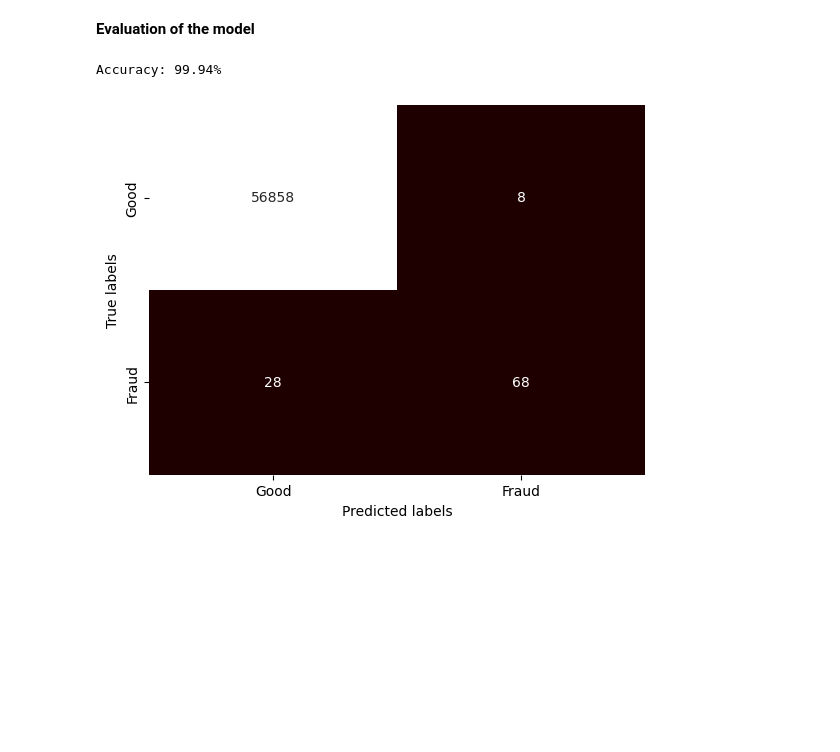
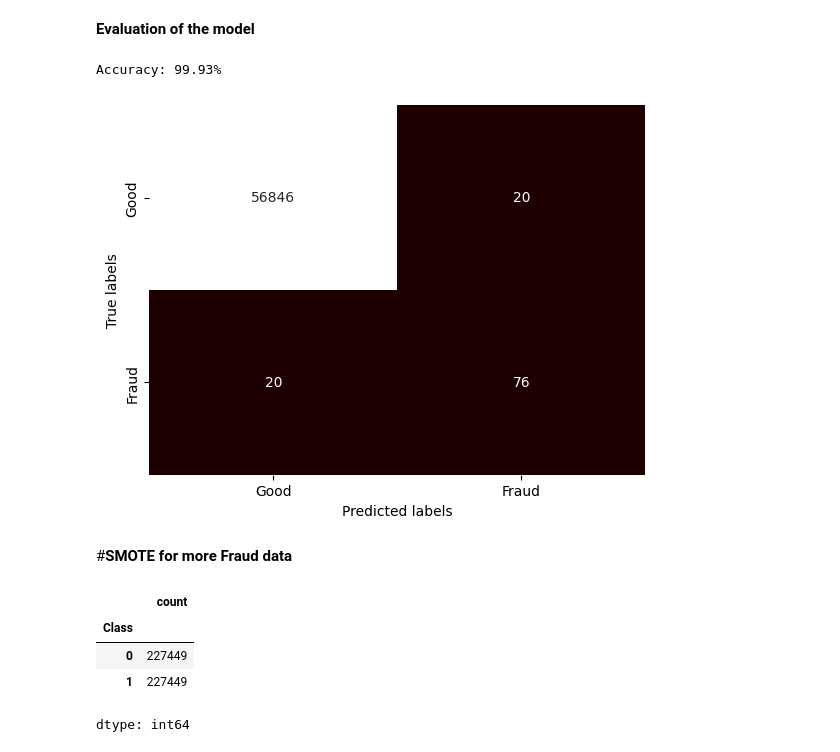
Before and after one commit to NeagoeDariaM/fraud_detection, a Jupyter notebook: Fraud_Detection.ipynb, the cells around one changed output. Cells and saved outputs as stored; diff of their text form; code cells hidden in the pictures; blank space fills up the shorter version.

Commit message:
Balance training data using SMOTE

```diff
--- a/Fraud_Detection.ipynb
+++ b/Fraud_Detection.ipynb
@@ -76,7 +76,7 @@ X_train, X_test, y_train, y_test = train_test_split(X, y, test_size=0.2, random_
 # %%
 from sklearn.ensemble import RandomForestClassifier
 classifier = RandomForestClassifier(n_estimators=100, random_state=50)
-classifier.fit(X_train, y_train)
+classifier.fit(X_train_sm, y_train_sm)
 y_pred = classifier.predict(X_test)
 # %% [markdown]
 **Evaluation of the model**
@@ -97,5 +97,20 @@ plt.xlabel('Predicted labels')
 plt.ylabel('True labels')
 plt.show()
 # %% [output]
-Accuracy: 99.94%
+Accuracy: 99.93%
-[figure, old version]
+[figure, new version]
+# %% [markdown]
+#**SMOTE for more Fraud data**
+# %%
+from imblearn.over_sampling import SMOTE
+
+smote = SMOTE(sampling_strategy='minority', random_state=42)
+X_train_sm, y_train_sm = smote.fit_resample(X_train, y_train)
+
+y_train_sm.value_counts()
+# %% [output]
+|  | count |
+| Class |  |
+| 0 | 227449 |
+| 1 | 227449 |
+dtype: int64
```
